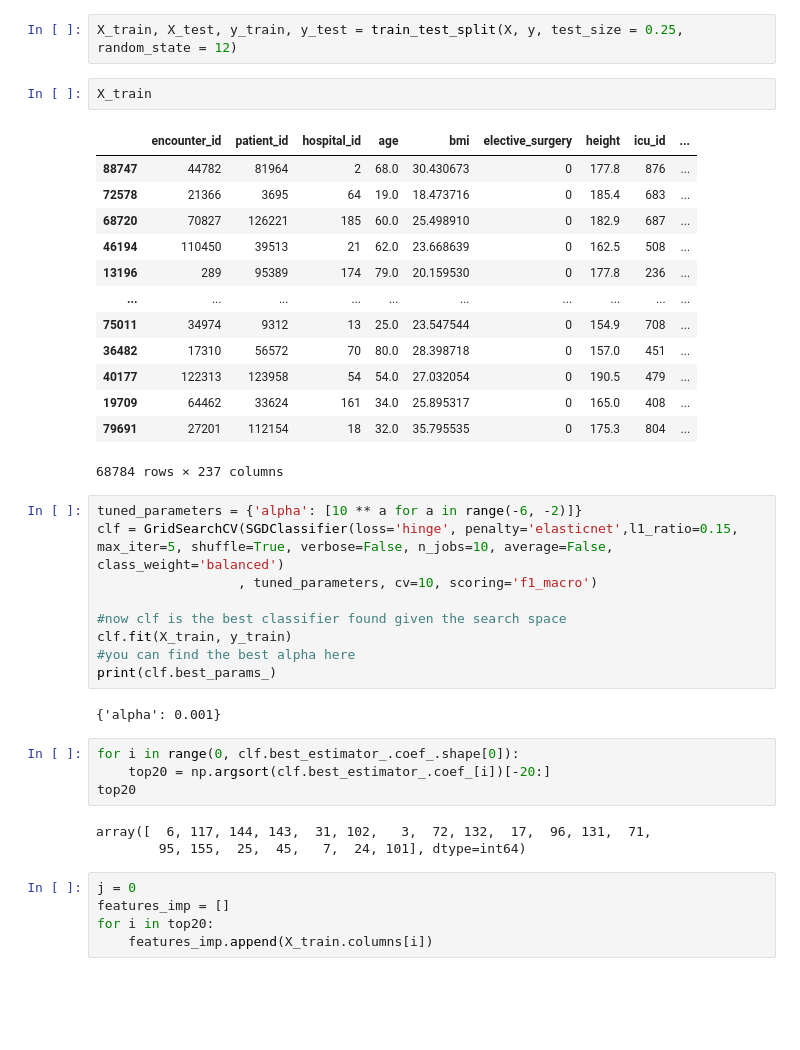
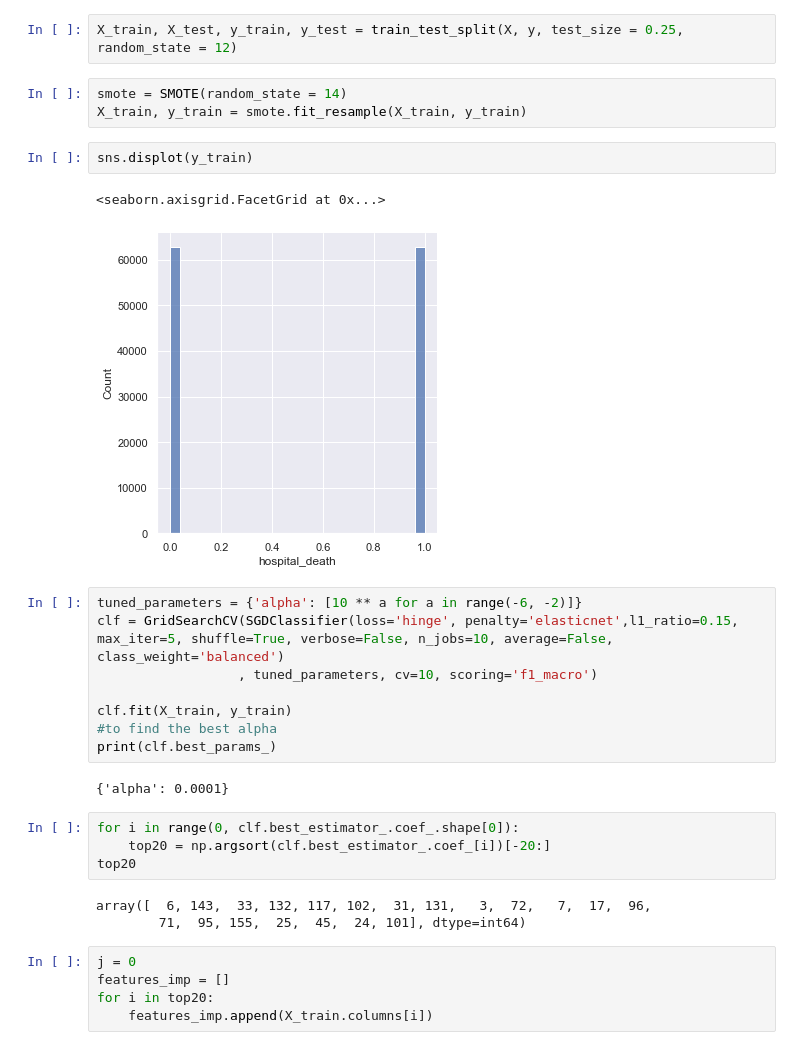
Before and after one commit to lmpawan10/Hospital-Death-Prediction, a Jupyter notebook: Hospital Deaths Prediction.ipynb, the cells around one changed output. Saved outputs shown, nothing was run; the diff lists cells and outputs as text; blank space fills up the shorter version.

```diff
--- a/Untitled.ipynb
+++ b/Hospital Deaths Prediction.ipynb
@@ -278,39 +306,30 @@ y = data['hospital_death']
 # %%
 X_train, X_test, y_train, y_test = train_test_split(X, y, test_size = 0.25, random_state = 12)
 # %%
-X_train
+smote = SMOTE(random_state = 14)
+X_train, y_train = smote.fit_resample(X_train, y_train)
-# %% [output]
-|  | encounter_id | patient_id | hospital_id | age | bmi | elective_surgery | height | icu_id | ... |
-| 88747 | 44782 | 81964 | 2 | 68.0 | 30.430673 | 0 | 177.8 | 876 | ... |
-| 72578 | 21366 | 3695 | 64 | 19.0 | 18.473716 | 0 | 185.4 | 683 | ... |
-| 68720 | 70827 | 126221 | 185 | 60.0 | 25.498910 | 0 | 182.9 | 687 | ... |
-| 46194 | 110450 | 39513 | 21 | 62.0 | 23.668639 | 0 | 162.5 | 508 | ... |
-| 13196 | 289 | 95389 | 174 | 79.0 | 20.159530 | 0 | 177.8 | 236 | ... |
-| ... | ... | ... | ... | ... | ... | ... | ... | ... | ... |
-| 75011 | 34974 | 9312 | 13 | 25.0 | 23.547544 | 0 | 154.9 | 708 | ... |
-| 36482 | 17310 | 56572 | 70 | 80.0 | 28.398718 | 0 | 157.0 | 451 | ... |
-| 40177 | 122313 | 123958 | 54 | 54.0 | 27.032054 | 0 | 190.5 | 479 | ... |
-| 19709 | 64462 | 33624 | 161 | 34.0 | 25.895317 | 0 | 165.0 | 408 | ... |
-| 79691 | 27201 | 112154 | 18 | 32.0 | 35.795535 | 0 | 175.3 | 804 | ... |
-68784 rows × 237 columns
+# %%
+sns.displot(y_train)
+# %% [output]
+<seaborn.axisgrid.FacetGrid at 0x...>
+[figure, added]
 # %%
 tuned_parameters = {'alpha': [10 ** a for a in range(-6, -2)]}
 clf = GridSearchCV(SGDClassifier(loss='hinge', penalty='elasticnet',l1_ratio=0.15, max_iter=5, shuffle=True, verbose=False, n_jobs=10, average=False, class_weight='balanced')
                   , tuned_parameters, cv=10, scoring='f1_macro')
 
-#now clf is the best classifier found given the search space
 clf.fit(X_train, y_train)
-#you can find the best alpha here
+#to find the best alpha
 print(clf.best_params_)
 # %% [output]
-{'alpha': 0.001}
+{'alpha': 0.0001}
 # %%
 for i in range(0, clf.best_estimator_.coef_.shape[0]):
     top20 = np.argsort(clf.best_estimator_.coef_[i])[-20:]
 top20
 # %% [output]
-array([  6, 117, 144, 143,  31, 102,   3,  72, 132,  17,  96, 131,  71,
-        95, 155,  25,  45,   7,  24, 101], dtype=int64)
+array([  6, 143,  33, 132, 117, 102,  31, 131,   3,  72,   7,  17,  96,
+        71,  95, 155,  25,  45,  24, 101], dtype=int64)
 # %%
 j = 0
 features_imp = []
```
Also changed, not shown: parts of 12 cells of this notebook.
